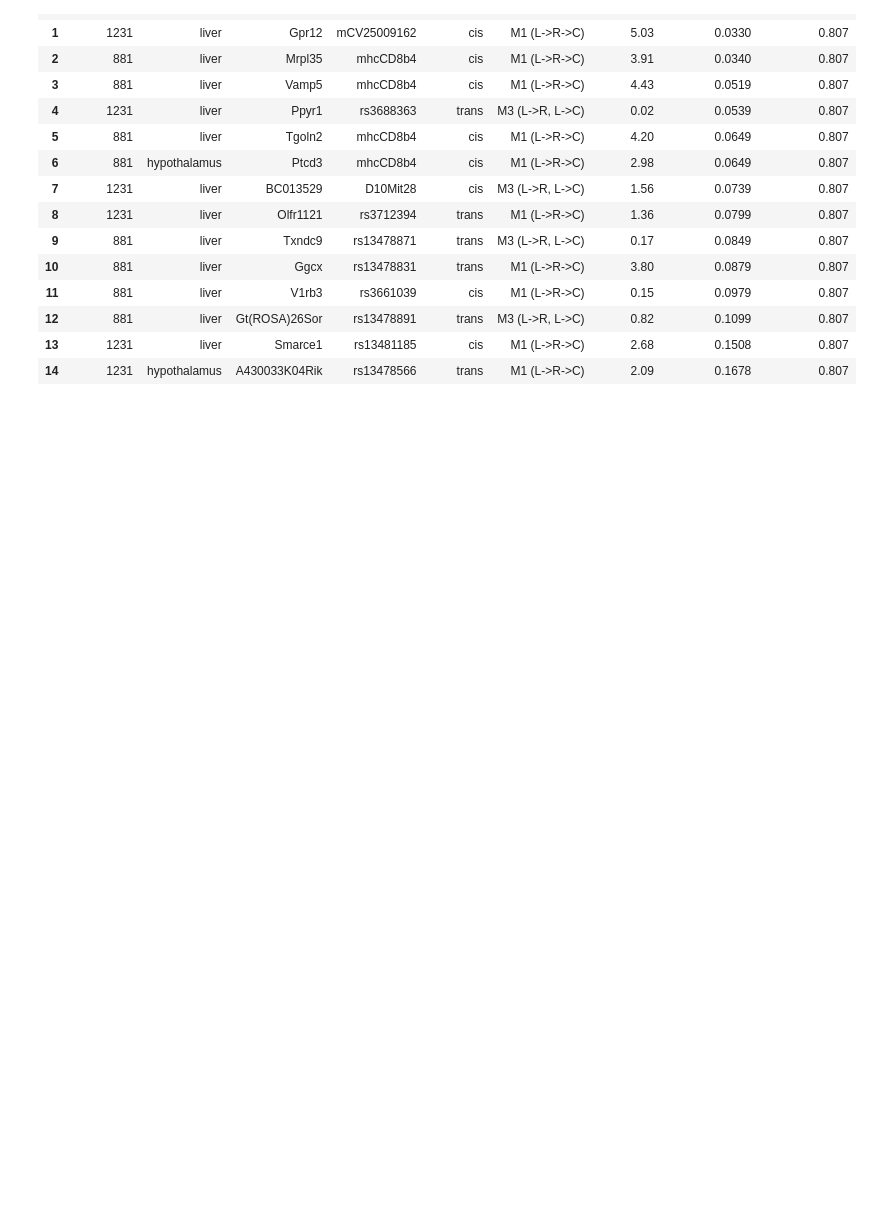
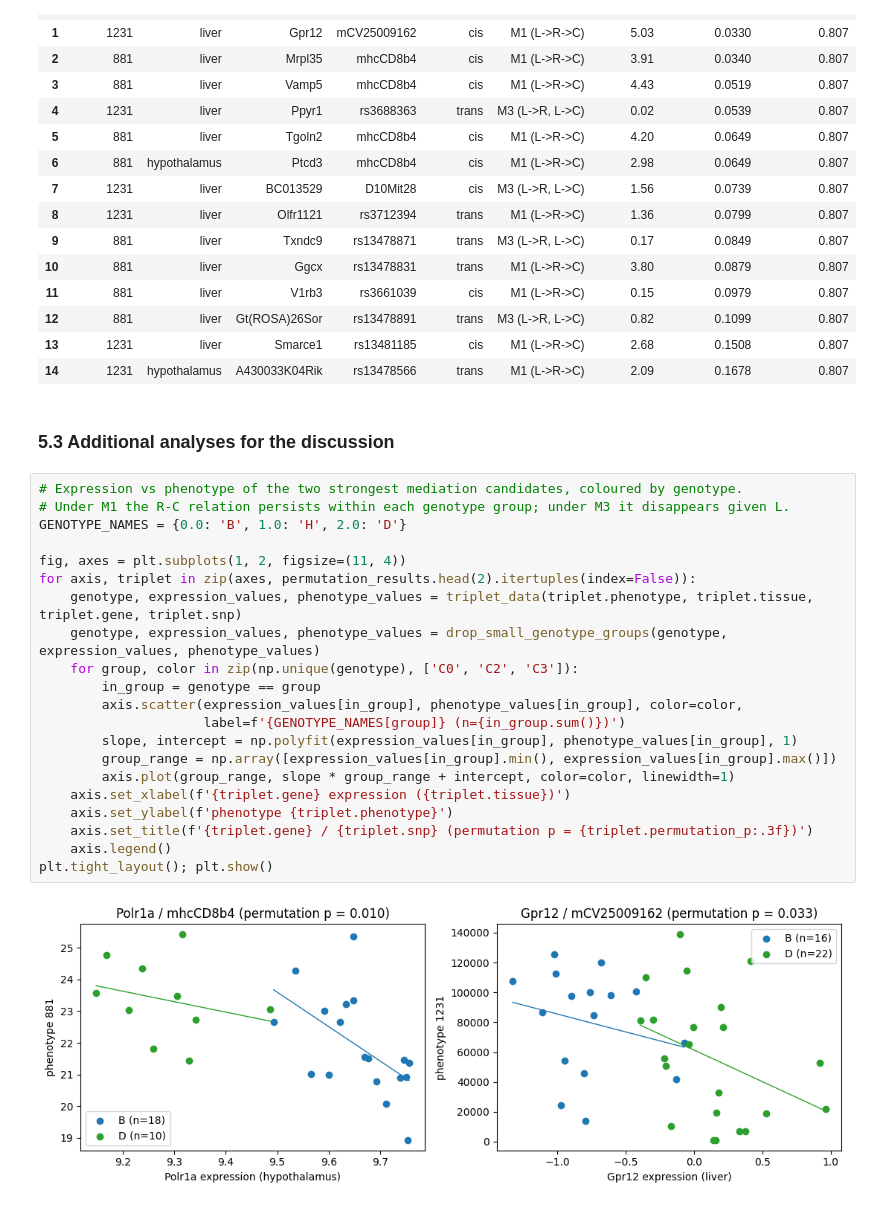
Before and after one commit to amit-sk/system-genetics-project, a Jupyter notebook: system_genetics_project.ipynb, the cells around one changed output. Cells and saved outputs as stored; diff of their text form; blank space fills up the shorter version.

Commit message:
additional experiment to support caveats

```diff
--- a/system_genetics_project.ipynb
+++ b/system_genetics_project.ipynb
@@ -1109,3 +1109,28 @@ Top 15 triplets by permutation P-value:
 | 12 | 881 | liver | Gt(ROSA)26Sor | rs13478891 | trans | M3 (L->R, L->C) | 0.82 | 0.1099 | 0.807 |
 | 13 | 1231 | liver | Smarce1 | rs13481185 | cis | M1 (L->R->C) | 2.68 | 0.1508 | 0.807 |
 | 14 | 1231 | hypothalamus | A430033K04Rik | rs13478566 | trans | M1 (L->R->C) | 2.09 | 0.1678 | 0.807 |
+# %% [markdown]
+### 5.3 Additional analyses for the discussion
+# %%
+# Expression vs phenotype of the two strongest mediation candidates, coloured by genotype.
+# Under M1 the R-C relation persists within each genotype group; under M3 it disappears given L.
+GENOTYPE_NAMES = {0.0: 'B', 1.0: 'H', 2.0: 'D'}
+
+fig, axes = plt.subplots(1, 2, figsize=(11, 4))
+for axis, triplet in zip(axes, permutation_results.head(2).itertuples(index=False)):
+    genotype, expression_values, phenotype_values = triplet_data(triplet.phenotype, triplet.tissue, triplet.gene, triplet.snp)
+    genotype, expression_values, phenotype_values = drop_small_genotype_groups(genotype, expression_values, phenotype_values)
+    for group, color in zip(np.unique(genotype), ['C0', 'C2', 'C3']):
+        in_group = genotype == group
+        axis.scatter(expression_values[in_group], phenotype_values[in_group], color=color,
+                     label=f'{GENOTYPE_NAMES[group]} (n={in_group.sum()})')
+        slope, intercept = np.polyfit(expression_values[in_group], phenotype_values[in_group], 1)
+        group_range = np.array([expression_values[in_group].min(), expression_values[in_group].max()])
+        axis.plot(group_range, slope * group_range + intercept, color=color, linewidth=1)
+    axis.set_xlabel(f'{triplet.gene} expression ({triplet.tissue})')
+    axis.set_ylabel(f'phenotype {triplet.phenotype}')
+    axis.set_title(f'{triplet.gene} / {triplet.snp} (permutation p = {triplet.permutation_p:.3f})')
+    axis.legend()
+plt.tight_layout(); plt.show()
+# %% [output]
+[figure, added]
```
Also changed, not shown: parts of 5 cells of this notebook, 1 other file.
